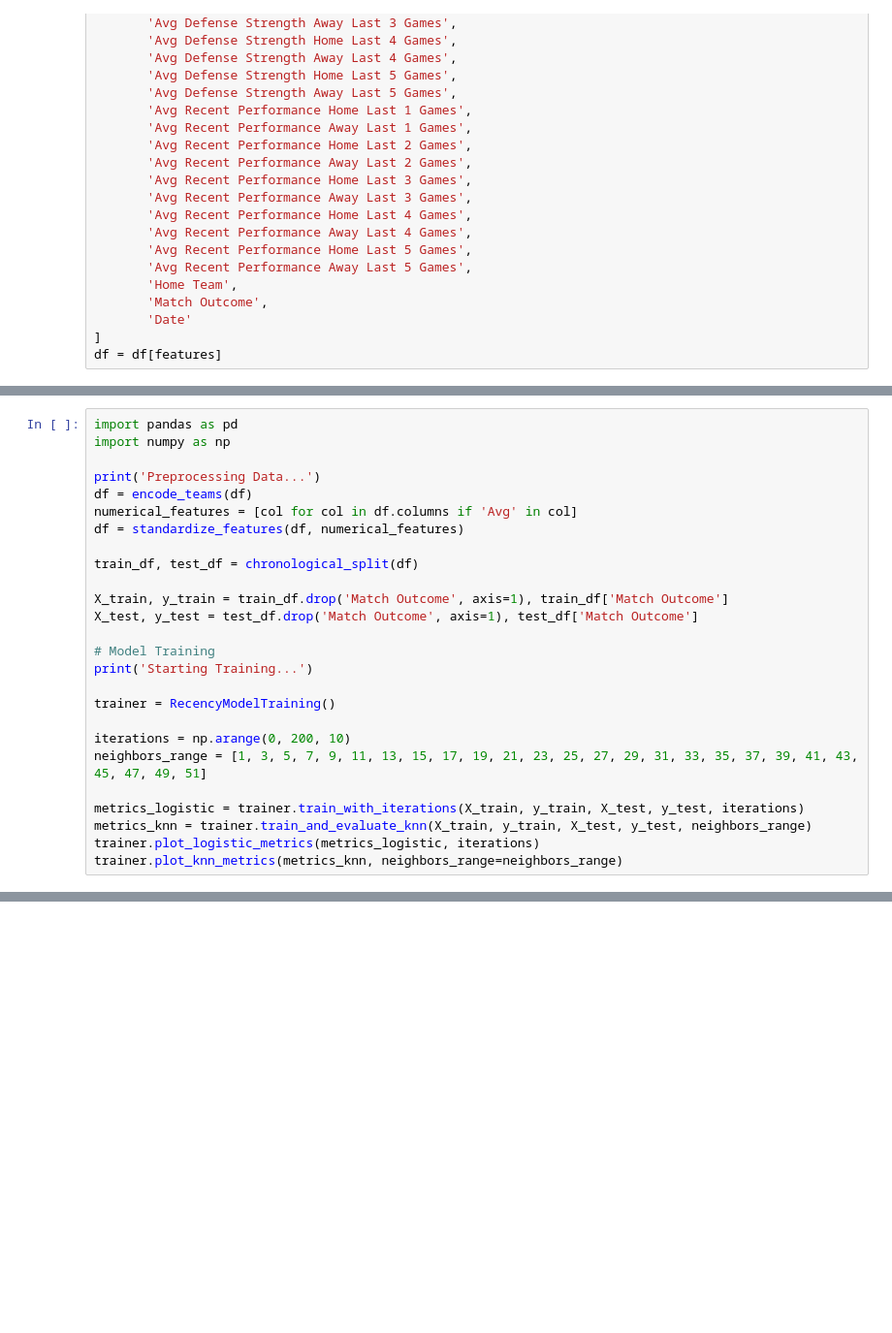
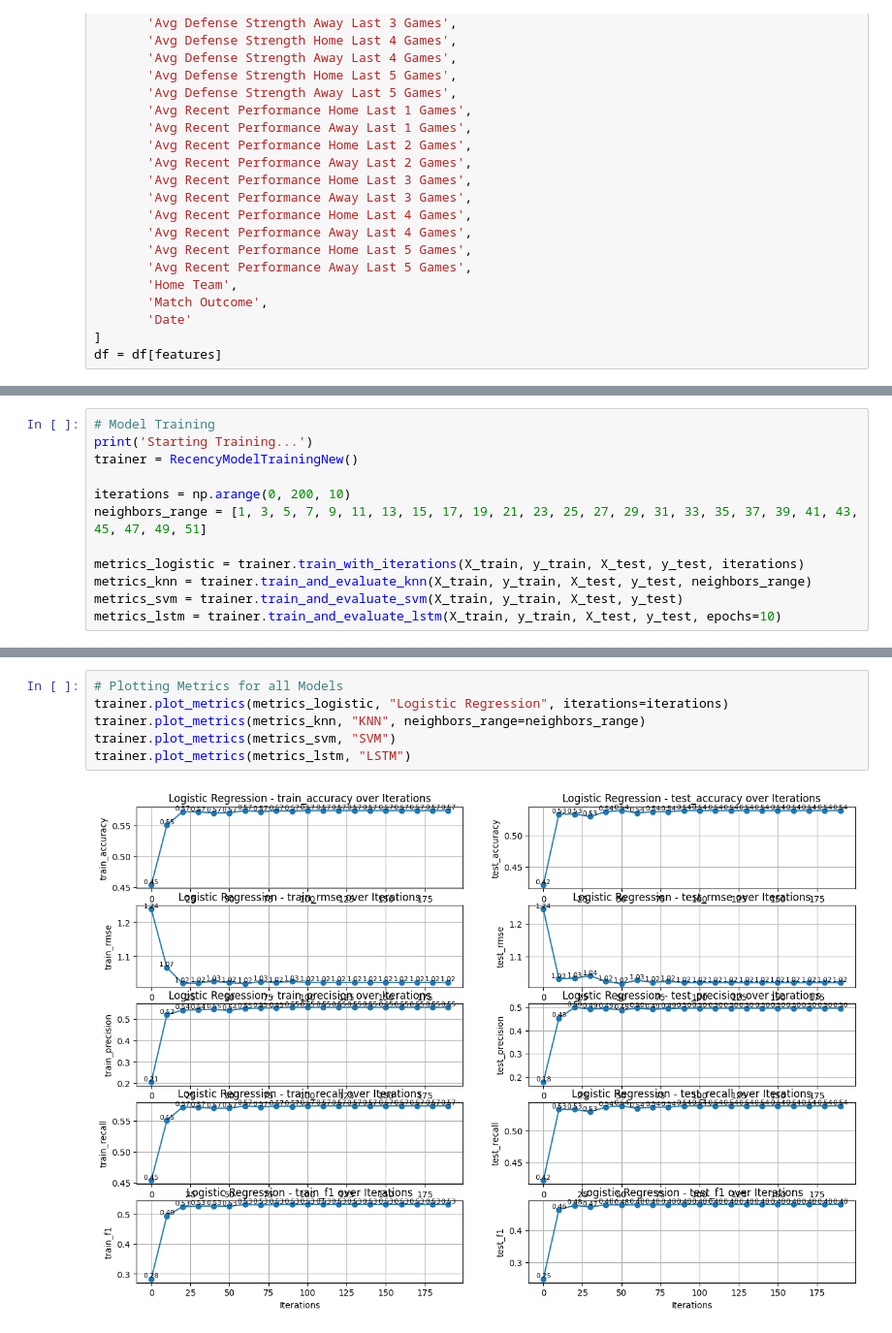
Before and after one commit to urasil/football-prediction, a Jupyter notebook: final_data_selection.ipynb, the cells around one changed output, grey strips where cells are left out. Shown at 97% size. Saved outputs shown, nothing was run; the diff lists cells and outputs as text; blank space fills up the shorter version.

Commit message:
models

```diff
--- a/final_data_selection.ipynb
+++ b/final_data_selection.ipynb
@@ -1176,27 +1209,13 @@ df = df[features]
 # %%
-import pandas as pd
-import numpy as np
-
-print('Preprocessing Data...')
-df = encode_teams(df)
-numerical_features = [col for col in df.columns if 'Avg' in col]
-df = standardize_features(df, numerical_features)
-
-train_df, test_df = chronological_split(df)
-
-X_train, y_train = train_df.drop('Match Outcome', axis=1), train_df['Match Outcome']
-X_test, y_test = test_df.drop('Match Outcome', axis=1), test_df['Match Outcome']
-
 # Model Training
 print('Starting Training...')
-
-trainer = RecencyModelTraining()
+trainer = RecencyModelTrainingNew()
 
 iterations = np.arange(0, 200, 10)
 neighbors_range = [1, 3, 5, 7, 9, 11, 13, 15, 17, 19, 21, 23, 25, 27, 29, 31, 33, 35, 37, 39, 41, 43, 45, 47, 49, 51]
 
 metrics_logistic = trainer.train_with_iterations(X_train, y_train, X_test, y_test, iterations)
 metrics_knn = trainer.train_and_evaluate_knn(X_train, y_train, X_test, y_test, neighbors_range)
-trainer.plot_logistic_metrics(metrics_logistic, iterations)
-trainer.plot_knn_metrics(metrics_knn, neighbors_range=neighbors_range)
+metrics_svm = trainer.train_and_evaluate_svm(X_train, y_train, X_test, y_test)
+metrics_lstm = trainer.train_and_evaluate_lstm(X_train, y_train, X_test, y_test, epochs=10)
 # %% [output]
@@ -1223,0 +1258,8 @@ Please also refer to the documentation for alternative solver options:
+# %%
+# Plotting Metrics for all Models
+trainer.plot_metrics(metrics_logistic, "Logistic Regression", iterations=iterations)
+trainer.plot_metrics(metrics_knn, "KNN", neighbors_range=neighbors_range)
+trainer.plot_metrics(metrics_svm, "SVM")
+trainer.plot_metrics(metrics_lstm, "LSTM")
+# %% [output]
+[figure, added]
```
Also changed, not shown: parts of 5 cells of this notebook, 2 other files.
